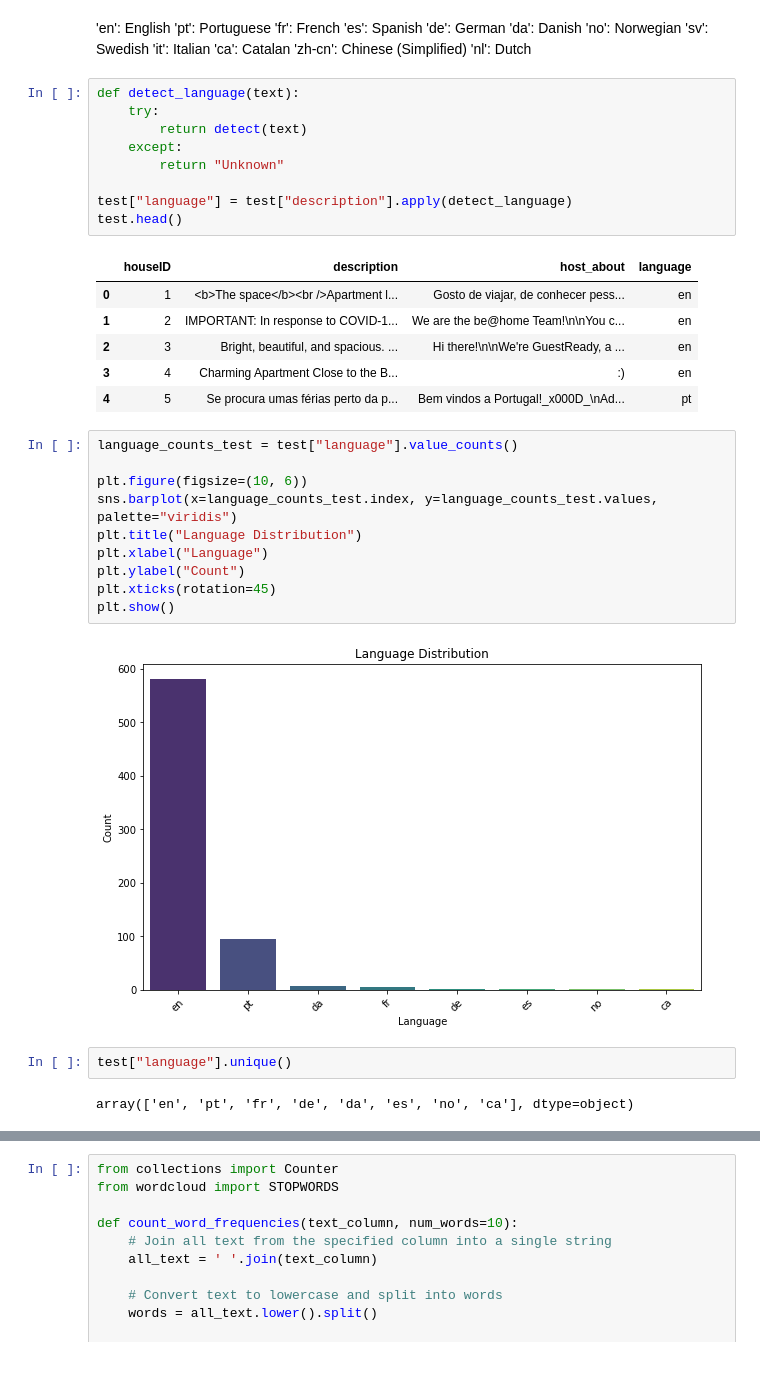
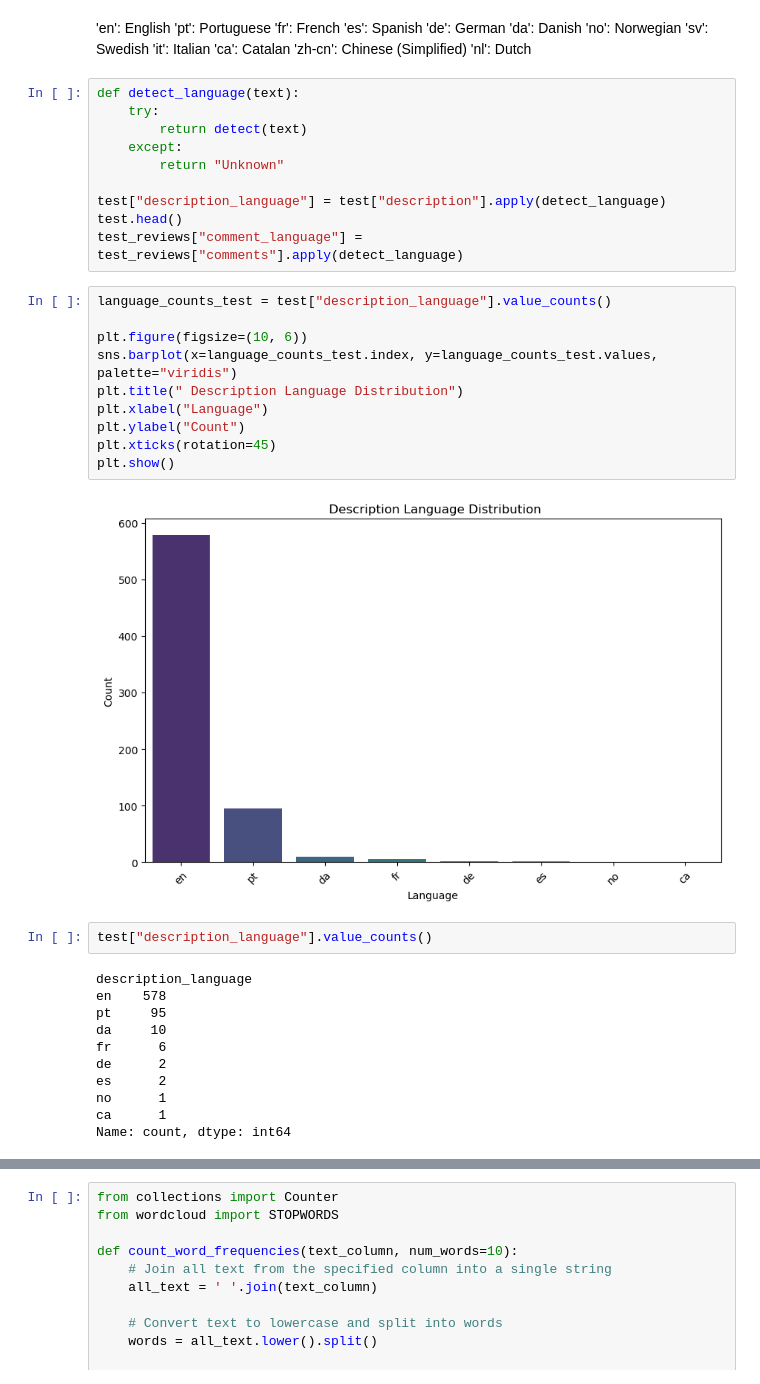
Before and after one commit to beatrizdsantosss/Text-mining-project-, a Jupyter notebook: NLP_45.ipynb, the cells around one changed output, grey strips where cells are left out. Saved outputs shown, nothing was run; the diff lists cells and outputs as text.

```diff
--- a/NLP_45.ipynb
+++ b/NLP_45.ipynb
@@ -303,28 +344,31 @@ def detect_language(text):
     except:
         return "Unknown"
 
-test["language"] = test["description"].apply(detect_language)
+test["description_language"] = test["description"].apply(detect_language)
 test.head()
+test_reviews["comment_language"] = test_reviews["comments"].apply(detect_language)
-# %% [output]
-|  | houseID | description | host_about | language |
-| 0 | 1 | <b>The space</b><br />Apartment l... | Gosto de viajar, de conhecer pess... | en |
-| 1 | 2 | IMPORTANT: In response to COVID-1... | We are the be@home Team!\n\nYou c... | en |
-| 2 | 3 | Bright, beautiful, and spacious. ... | Hi there!\n\nWe're GuestReady, a ... | en |
-| 3 | 4 | Charming Apartment Close to the B... | :) | en |
-| 4 | 5 | Se procura umas férias perto da p... | Bem vindos a Portugal!_x000D_\nAd... | pt |
 # %%
-language_counts_test = test["language"].value_counts()
+language_counts_test = test["description_language"].value_counts()
 
 plt.figure(figsize=(10, 6))
 sns.barplot(x=language_counts_test.index, y=language_counts_test.values, palette="viridis")
-plt.title("Language Distribution")
+plt.title(" Description Language Distribution")
 plt.xlabel("Language")
 plt.ylabel("Count")
 plt.xticks(rotation=45)
 plt.show()
 # %% [output]
-[figure, old version]
+[figure, new version]
-# %%
-test["language"].unique()
-# %% [output]
-array(['en', 'pt', 'fr', 'de', 'da', 'es', 'no', 'ca'], dtype=object)
+# %%
+test["description_language"].value_counts()
+# %% [output]
+description_language
+en    578
+pt     95
+da     10
+fr      6
+de      2
+es      2
+no      1
+ca      1
+Name: count, dtype: int64
```
Also changed, not shown: parts of 57 cells of this notebook, 1 other file.
